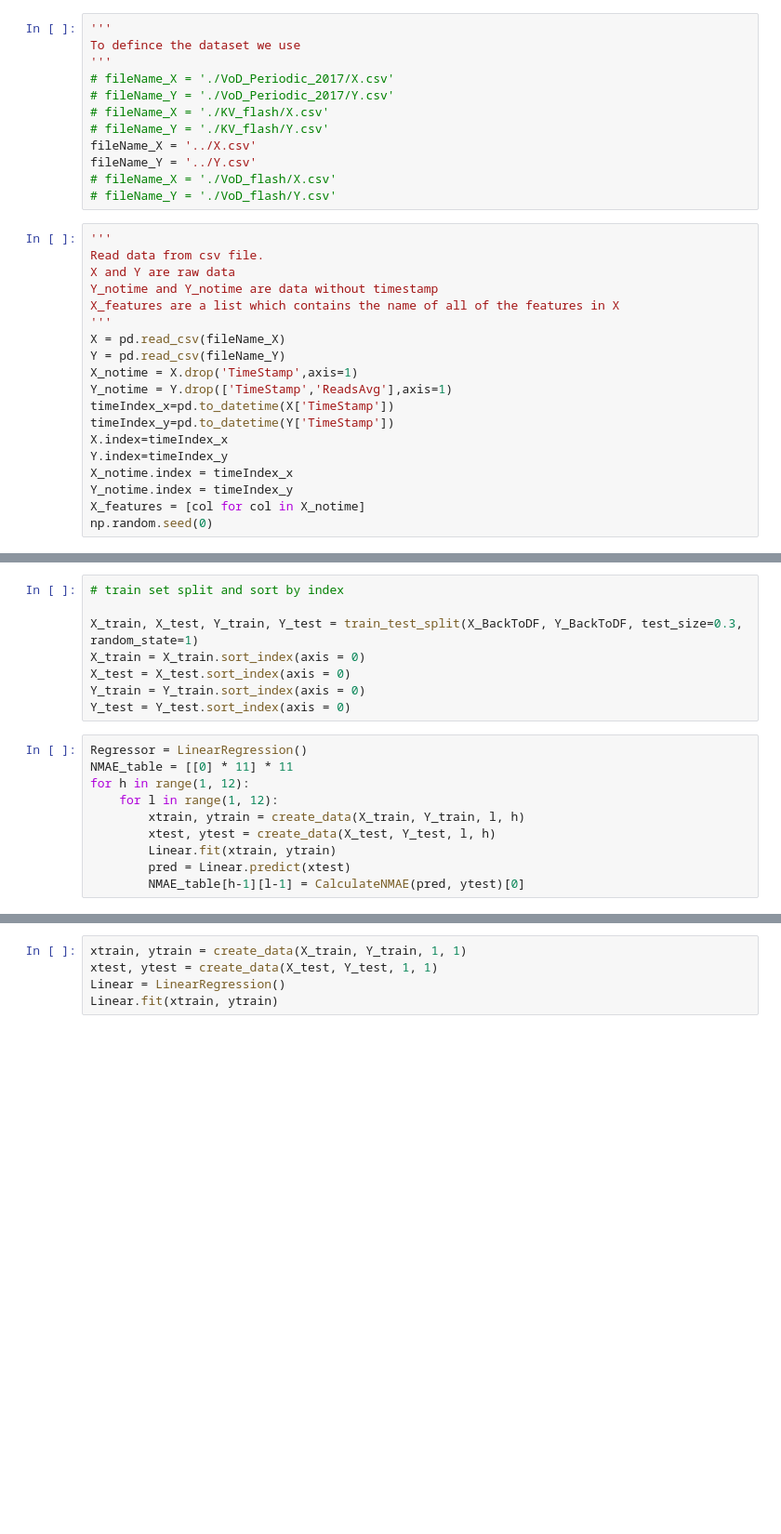
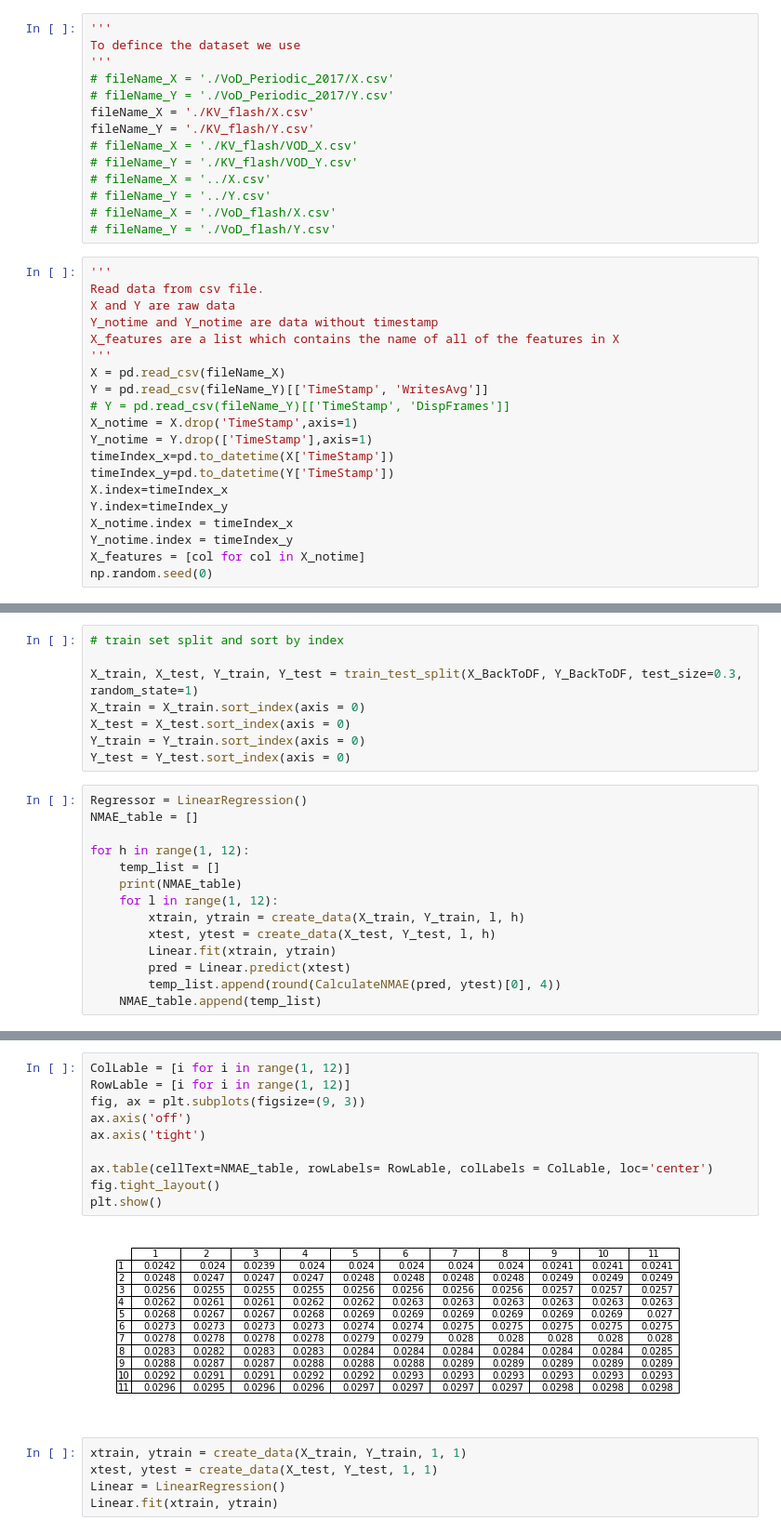
Before and after one commit to hichentang/EP2420, a Jupyter notebook: Proj2.ipynb, the cells around one changed output, grey strips where cells are left out. Shown: that part at 93% size. Cells and saved outputs as stored; diff of their text form; blank space fills up the shorter version.

```diff
--- a/Proj2.ipynb
+++ b/Proj2.ipynb
@@ -145,10 +145,12 @@ To defince the dataset we use
 '''
 # fileName_X = './VoD_Periodic_2017/X.csv'
 # fileName_Y = './VoD_Periodic_2017/Y.csv'
-# fileName_X = './KV_flash/X.csv'
-# fileName_Y = './KV_flash/Y.csv'
-fileName_X = '../X.csv'
-fileName_Y = '../Y.csv'
+fileName_X = './KV_flash/X.csv'
+fileName_Y = './KV_flash/Y.csv'
+# fileName_X = './KV_flash/VOD_X.csv'
+# fileName_Y = './KV_flash/VOD_Y.csv'
+# fileName_X = '../X.csv'
+# fileName_Y = '../Y.csv'
 # fileName_X = './VoD_flash/X.csv'
 # fileName_Y = './VoD_flash/Y.csv'
 # %%
@@ -159,9 +161,10 @@ Y_notime and Y_notime are data without timestamp
 X_features are a list which contains the name of all of the features in X
 '''
 X = pd.read_csv(fileName_X)
-Y = pd.read_csv(fileName_Y)
+Y = pd.read_csv(fileName_Y)[['TimeStamp', 'WritesAvg']]
+# Y = pd.read_csv(fileName_Y)[['TimeStamp', 'DispFrames']]
 X_notime = X.drop('TimeStamp',axis=1)
-Y_notime = Y.drop(['TimeStamp','ReadsAvg'],axis=1)
+Y_notime = Y.drop(['TimeStamp'],axis=1)
 timeIndex_x=pd.to_datetime(X['TimeStamp'])
 timeIndex_y=pd.to_datetime(Y['TimeStamp'])
 X.index=timeIndex_x
@@ -203,12 +206,16 @@ Y_train = Y_train.sort_index(axis = 0)
 Y_test = Y_test.sort_index(axis = 0)
 # %%
 Regressor = LinearRegression()
-NMAE_table = [[0] * 11] * 11
+NMAE_table = []
+
 for h in range(1, 12):
+    temp_list = []
+    print(NMAE_table)
     for l in range(1, 12):
         xtrain, ytrain = create_data(X_train, Y_train, l, h)
         xtest, ytest = create_data(X_test, Y_test, l, h)
         Linear.fit(xtrain, ytrain)
         pred = Linear.predict(xtest)
-        NMAE_table[h-1][l-1] = CalculateNMAE(pred, ytest)[0]
+        temp_list.append(round(CalculateNMAE(pred, ytest)[0], 4))
+    NMAE_table.append(temp_list)
 # %% [output]
@@ -236,3 +266,15 @@ print(CalculateNMAE(pred, ytest)[5])
+# %%
+ColLable = [i for i in range(1, 12)]
+RowLable = [i for i in range(1, 12)]
+fig, ax = plt.subplots(figsize=(9, 3))
+ax.axis('off')
+ax.axis('tight')
+
+ax.table(cellText=NMAE_table, rowLabels= RowLable, colLabels = ColLable, loc='center')
+fig.tight_layout()
+plt.show()
+# %% [output]
+[figure, added]
 # %%
 xtrain, ytrain = create_data(X_train, Y_train, 1, 1)
 xtest, ytest = create_data(X_test, Y_test, 1, 1)
```
Also changed, not shown: parts of 5 cells of this notebook.
